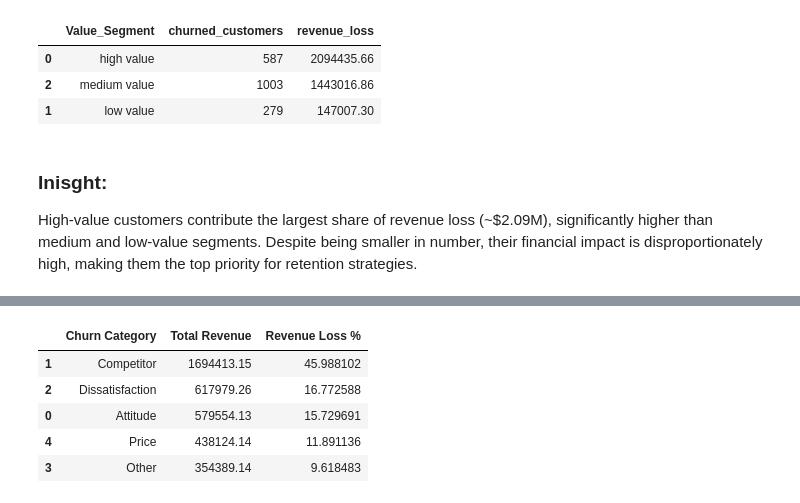
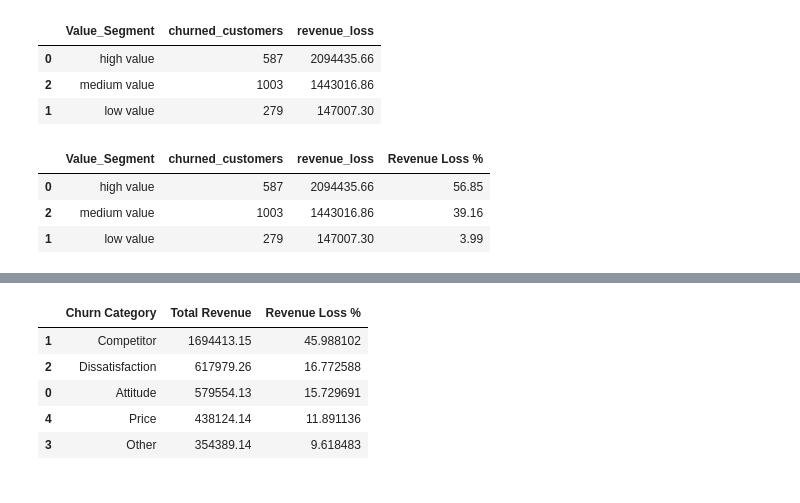
Before and after one commit to sharmamansi1608-da/telecom-customer-churn-analysis, a Jupyter notebook: telecom_churn_analysis.ipynb, the cells around one changed output, grey strips where cells are left out. Drawn from its saved outputs; the diff is of its cells as text; code cells hidden in the pictures.

```diff
--- a/telecom_churn_analysis.ipynb
+++ b/telecom_churn_analysis.ipynb
@@ -690,6 +718,16 @@ segment_loss
 | 0 | high value | 587 | 2094435.66 |
 | 2 | medium value | 1003 | 1443016.86 |
 | 1 | low value | 279 | 147007.30 |
-# %% [markdown]
-### Inisght:
-High-value customers contribute the largest share of revenue loss (~$2.09M), significantly higher than medium and low-value segments. Despite being smaller in number, their financial impact is disproportionately high, making them the top priority for retention strategies.
+# %%
+segment_loss['Revenue Loss %'] = round(
+    segment_loss['revenue_loss'] /
+    segment_loss['revenue_loss'].sum() * 100,
+    2
+)
+
+segment_loss
+# %% [output]
+|  | Value_Segment | churned_customers | revenue_loss | Revenue Loss % |
+| 0 | high value | 587 | 2094435.66 | 56.85 |
+| 2 | medium value | 1003 | 1443016.86 | 39.16 |
+| 1 | low value | 279 | 147007.30 | 3.99 |
```
Also changed, not shown: parts of 7 cells of this notebook.
